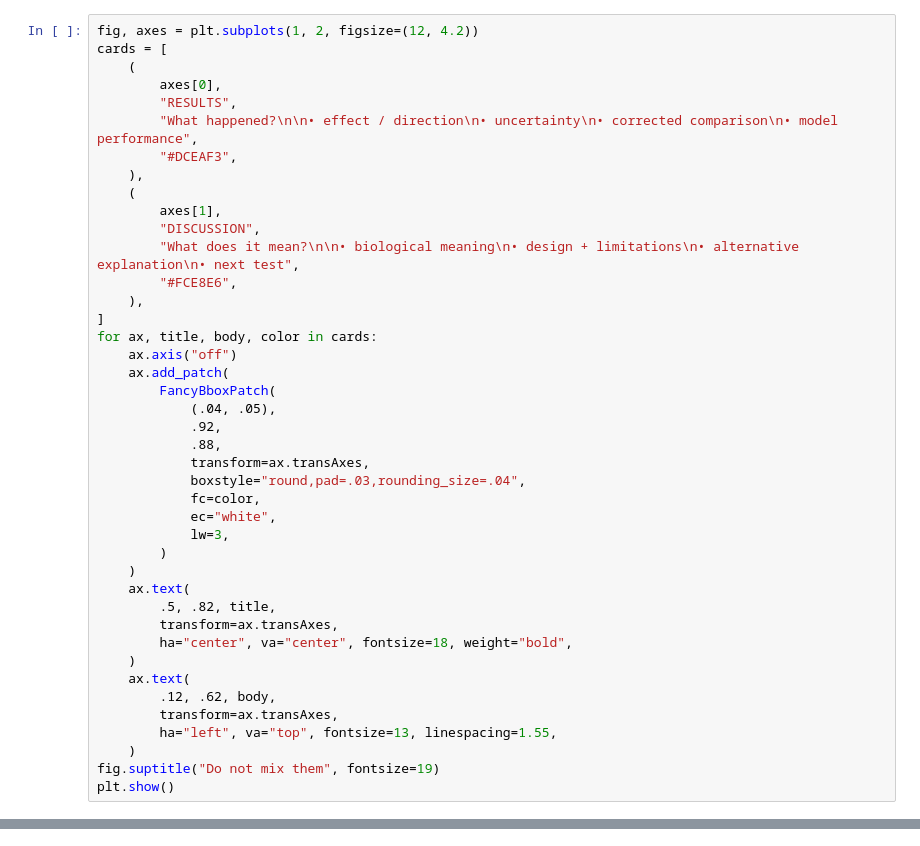
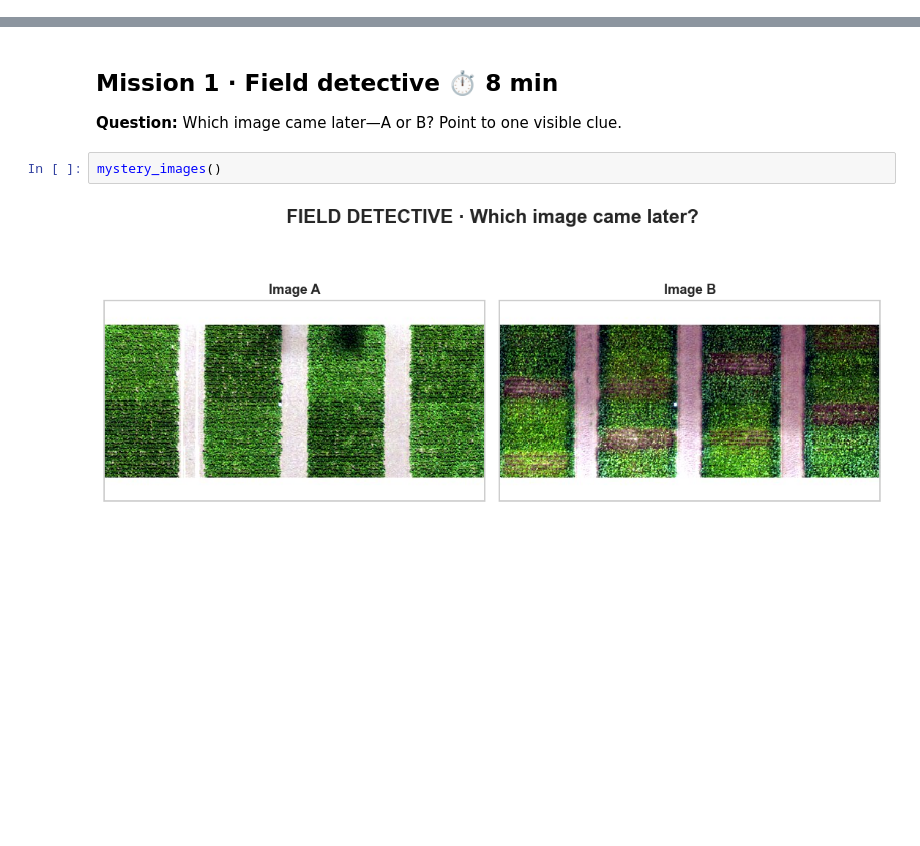
Before and after one commit to Facuriy/agro-data-analysis-hands-on, a Jupyter notebook: Agro_Data_Analysis_Field_to_Evidence.ipynb, the cells around one changed output, grey strips where cells are left out. Drawn from its saved outputs; the diff is of its cells as text; blank space fills up the shorter version.

Commit message:
Simplify course into seven visual missions

```diff
--- a/Agro_Data_Analysis_Field_to_Evidence.ipynb
+++ b/Agro_Data_Analysis_Field_to_Evidence.ipynb
@@ -1086,42 +0,0 @@ cultivar, season and small field design.
-# %%
-fig, axes = plt.subplots(1, 2, figsize=(12, 4.2))
-cards = [
-    (
-        axes[0],
-        "RESULTS",
-        "What happened?\n\n• effect / direction\n• uncertainty\n• corrected comparison\n• model performance",
-        "#DCEAF3",
-    ),
-    (
-        axes[1],
-        "DISCUSSION",
-        "What does it mean?\n\n• biological meaning\n• design + limitations\n• alternative explanation\n• next test",
-        "#FCE8E6",
-    ),
-]
-for ax, title, body, color in cards:
-    ax.axis("off")
-    ax.add_patch(
-        FancyBboxPatch(
-            (.04, .05),
-            .92,
-            .88,
-            transform=ax.transAxes,
-            boxstyle="round,pad=.03,rounding_size=.04",
-            fc=color,
-            ec="white",
-            lw=3,
-        )
-    )
-    ax.text(
-        .5, .82, title,
-        transform=ax.transAxes,
-        ha="center", va="center", fontsize=18, weight="bold",
-    )
-    ax.text(
-        .12, .62, body,
-        transform=ax.transAxes,
-        ha="left", va="top", fontsize=13, linespacing=1.55,
-    )
-fig.suptitle("Do not mix them", fontsize=19)
-plt.show()
@@ -1166,0 +383,8 @@ confidence interval, and the CNN correct counts by date.
+# %% [markdown]
+## Mission 1 · Field detective ⏱ 8 min
+
+**Question:** Which image came later—A or B? Point to one visible clue.
+# %%
+mystery_images()
+# %% [output]
+[figure, added]
```
Also changed, not shown: parts of 69 cells of this notebook, 2 other files.
